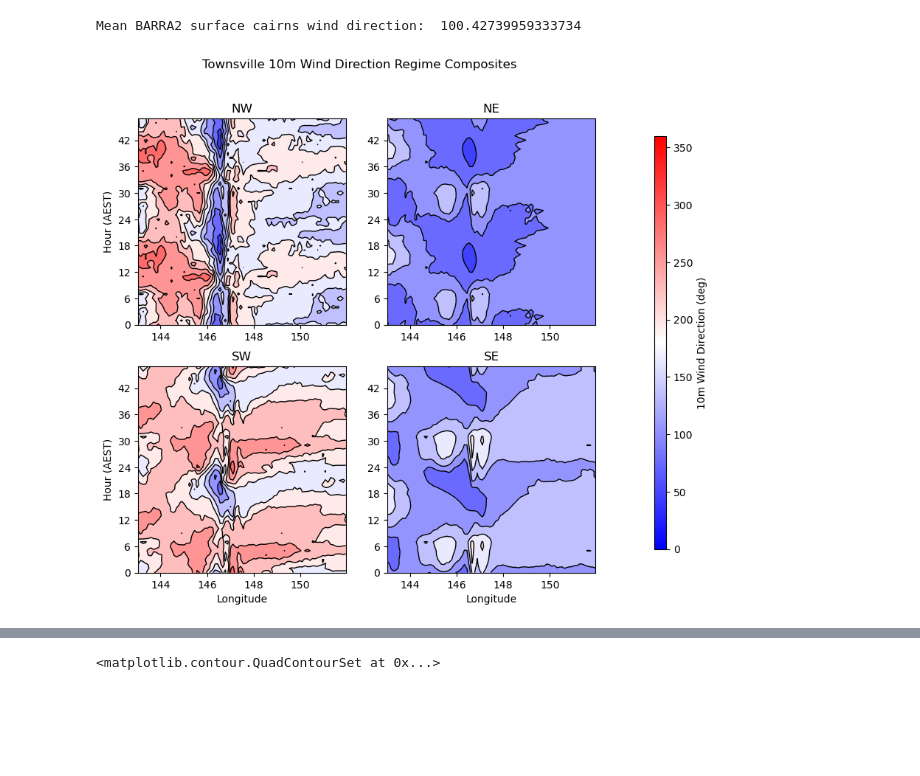
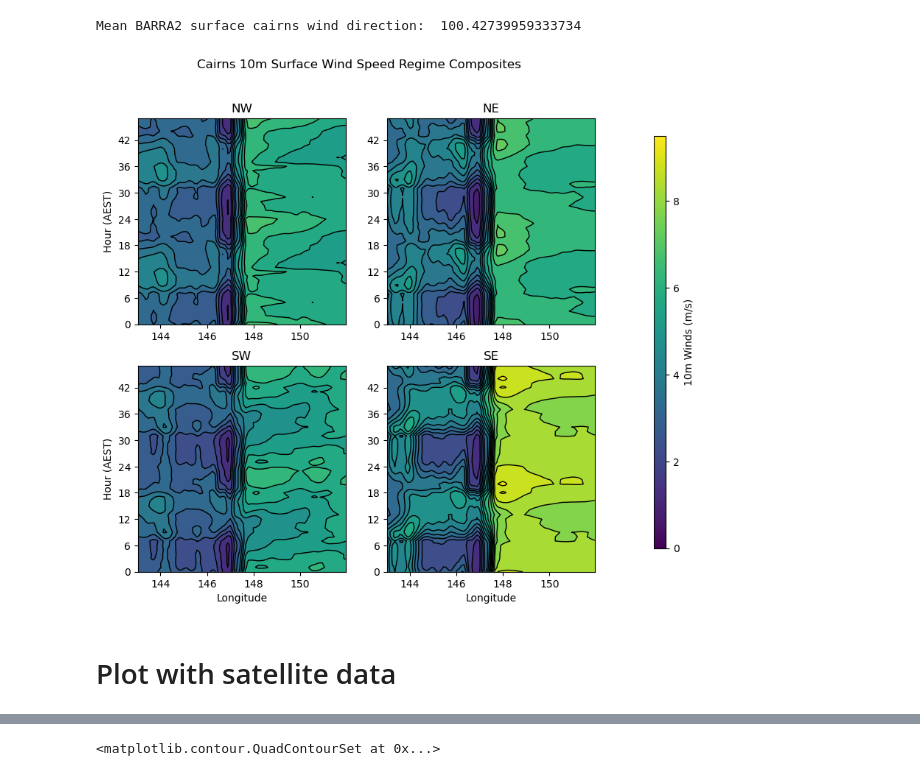
Before and after one commit to alanah-chapman/diurnal-cylces-of-clouds-and-rainfall-over-NE-QLD-during-CBS, a Jupyter notebook: BA_hovmöller-sfc-winds-temp.ipynb, the cells around one changed output, grey strips where cells are left out. Cells and saved outputs as stored; diff of their text form; code cells hidden in the pictures; blank space fills up the shorter version.

```diff
--- a/BA_hovmöller-sfc-winds-temp.ipynb
+++ b/BA_hovmöller-sfc-winds-temp.ipynb
@@ -65,6 +76,6 @@ Mean BARRA2 surface cairns wind direction:  100.42739959333734
 # %%
 # select regime
-def regime(barra_site,deg1,deg2,variable_ds,ne=None,all_winds=None):
+def regime(barra_site,deg1,deg2,variable_ds,ne=None,all_winds=None,wind_direction=None):
     winds = barra_site.wind_dir.compute()
     if ne==True:
         winds_dir = winds[(winds>=deg1)&(winds<=deg2)]
@@ -76,7 +87,32 @@ def regime(barra_site,deg1,deg2,variable_ds,ne=None,all_winds=None):
         pass
     # now that the regime composite times have been defined, calculate the diurnal mean of variable in question
     regime = variable_ds.sel(time=winds_dir.time.values)
-    mean_values = regime.groupby(regime.time.dt.hour).mean(dim='time')
+    if wind_direction == True:
+        # group_values = regime.groupby(regime.time.dt.hour)
+        # lon_by_hour = []
+        # group_dict = []
+        # mean_values = []
+        # for hour in np.arange(0,24,1):
+        #     lon_values = group_values[hour].groupby('lon',squeeze=False)
+        #     # Access the groups dictionary
+        #     groups_dict = lon_values.groups
+        #     group_dict.extend(groups_dict)
+        #     lon_by_hour.append(lon_values)
+        # # lon_by_hour is grouped into 24 hour groups of each longitude
+        # # print(group_dict)
+        # for hour in np.arange(0,24,1):
+        #     hours = lon_by_hour[hour]
+        #     for long in group_dict:
+        #         radian = np.deg2rad(hours[long])
+        #         print(len(radian))
+        #         circmean_ds = circmean(radian,high=(2*np.pi),low=0,nan_policy='omit')
+        #         wdir_mean = np.rad2deg(circmean_ds)
+        # # calc = calc_mean_wdir(group_values[hour])
+        #         mean_values.append(wdir_mean)
+        # print(mean_values)
+        pass
+    else:
+        mean_values = regime.groupby(regime.time.dt.hour).mean(dim='time')
     # shift from utc to aest
     aest = np.roll(mean_values,shift=10,axis=0)
     # for plotting, double array to show 48 hours
@@ -84,10 +120,10 @@ def regime(barra_site,deg1,deg2,variable_ds,ne=None,all_winds=None):
     return double
 # %%
 # from above function calc regime mean for variable: regime(barra_site,deg1,deg2,variable_ds,ne=None,all_winds=None)
-sfc_temp_ne = regime(barra_towns,0,90,barra_towns_sfc.wind_dir,ne=True,all_winds=False)
-sfc_temp_se = regime(barra_towns,90,180,barra_towns_sfc.wind_dir,ne=False,all_winds=False)
-sfc_temp_sw = regime(barra_towns,180,270,barra_towns_sfc.wind_dir,ne=False,all_winds=False)
-sfc_temp_nw = regime(barra_towns,270,360,barra_towns_sfc.wind_dir,ne=False,all_winds=False)
+sfc_ne = regime(barra_cairns,0,90,barra_cairns_sfc.wind_speed,ne=True,all_winds=False,wind_direction=False)
+sfc_se = regime(barra_cairns,90,180,barra_cairns_sfc.wind_speed,ne=False,all_winds=False,wind_direction=False)
+sfc_sw = regime(barra_cairns,180,270,barra_cairns_sfc.wind_speed,ne=False,all_winds=False,wind_direction=False)
+sfc_nw = regime(barra_cairns,270,360,barra_cairns_sfc.wind_speed,ne=False,all_winds=False,wind_direction=False)
 # %%
 def plot_barra_variables(barra_variable,level,cmap,scm,ne,se,sw,nw,cbar_label,title):
     fig, ax = plt.subplots(2,2,figsize=(8,8))
@@ -99,35 +135,37 @@ def plot_barra_variables(barra_variable,level,cmap,scm,ne,se,sw,nw,cbar_label,ti
     cf_nw = ax[0,0].contourf(barra_variable.lon,np.arange(0,48,1),nw,levels=levels,cmap=cmap)
     ax[0,1].contour(barra_variable.lon,np.arange(0,48,1),ne,levels=levels,colors="black",linewidths=1)
     ax[1,1].contour(barra_variable.lon,np.arange(0,48,1),se,levels=levels,colors="black",linewidths=1)
     ax[1,0].contour(barra_variable.lon,np.arange(0,48,1),sw,levels=levels,colors="black",linewidths=1)
     ax[0,0].contour(barra_variable.lon,np.arange(0,48,1),nw,levels=levels,colors="black",linewidths=1)
     # for colorbar plotting
     cax = fig.add_axes([1, 0.15, 0.02, 0.7])  # [left, bottom, width, height]
     # # Create a colorbar using the ScalarMappable from one of the subplots
     sm = plt.cm.ScalarMappable(cmap=scm)
     sm.set_array(levels)  # You need to set an array for the ScalarMappable
     cbar = plt.colorbar(sm, cax=cax)
     cbar.set_label(cbar_label,fontsize=10)
     yticks = np.arange(0,48,6)
     ax[0,1].set_yticks(yticks)
     ax[1,1].set_yticks(yticks)
     ax[1,0].set_yticks(yticks)
     ax[0,0].set_yticks(yticks)
 
     ax[0,0].set_ylabel('Hour (AEST)')
     ax[1,0].set_ylabel('Hour (AEST)')
     ax[1,0].set_xlabel('Longitude')
     ax[1,1].set_xlabel('Longitude')
 
     ax[0,1].set_title("NE")
     ax[1,1].set_title("SE")
     ax[1,0].set_title("SW")
     ax[0,0].set_title("NW")
     fig.suptitle(title+' Regime Composites')
     return
-plot_barra_variables(barra_towns_sfc,np.arange(0,390,30),"bwr",plt.cm.bwr,sfc_temp_ne,sfc_temp_se,sfc_temp_sw,sfc_temp_nw,'10m Wind Direction (deg)','Townsville 10m Wind Direction')
+plot_barra_variables(barra_cairns_sfc,np.arange(0,10,0.5),"viridis",plt.cm.viridis,sfc_ne,sfc_se,sfc_sw,sfc_nw,'10m Winds (m/s)','Cairns 10m Surface Wind Speed')
 # %% [output]
-[figure, old version]
+[figure, new version]
+# %% [markdown]
+# Plot with satellite data
 # %%
 def him8_files(directory):
     file_paths = []
```
Also changed, not shown: parts of 8 cells of this notebook, 9 other files.
